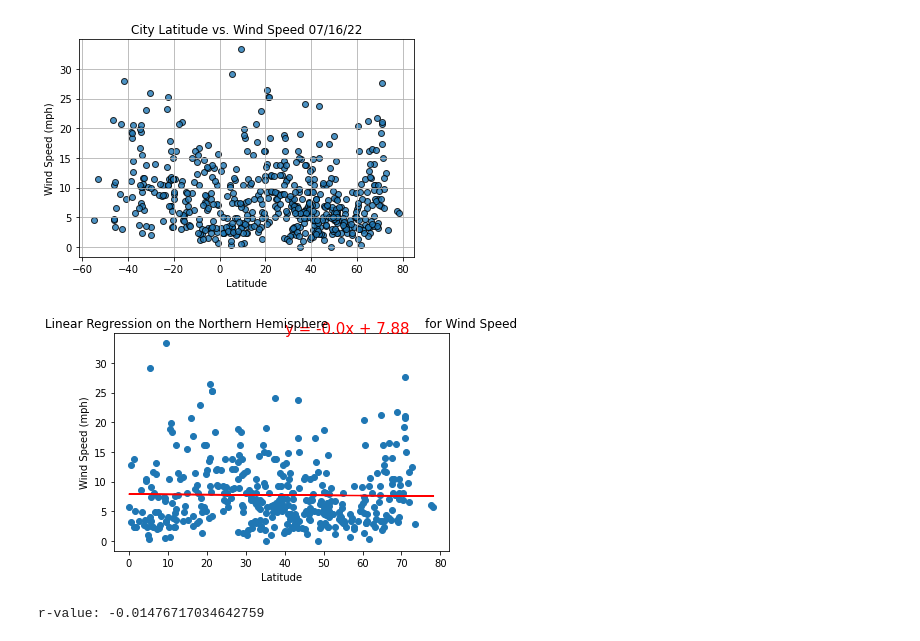
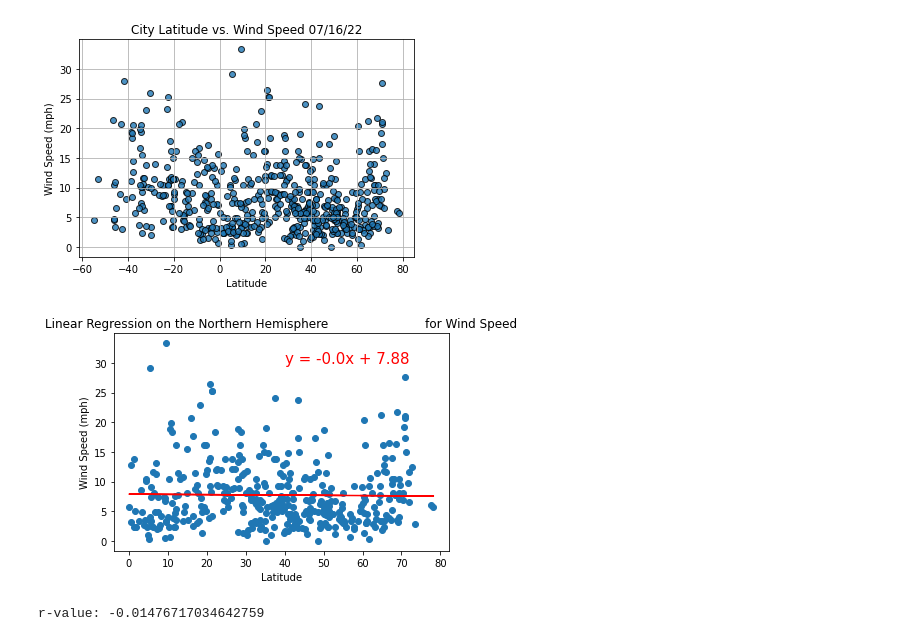
Before and after one commit to SJSchmitt/World_Weather_Analysis, a Jupyter notebook: WeatherPy.ipynb, the cells around one changed output. Cells and saved outputs as stored; diff of their text form; code cells hidden in the pictures.

```diff
--- a/WeatherPy.ipynb
+++ b/WeatherPy.ipynb
@@ -350,12 +350,12 @@ plt.show()
 # %%
 # Linear regression on the Northern Hemisphere
 x_values = northern_hemi_df["Lat"]
 y_values = northern_hemi_df["Wind Speed"]
 # Call the function.
 plot_linear_regression(x_values, y_values,
                        'Linear Regression on the Northern Hemisphere \
-                        for Wind Speed', 'Wind Speed (mph)',(4,35))
+                        for Wind Speed', 'Wind Speed (mph)',(40,30))
 print(f"r-value: {linregress(x_values, y_values)[2]}")
 # %% [output]
-[figure, old version]
+[figure, new version]
 r-value: -0.01476717034642759
```
Also changed, not shown: parts of 1 cell of this notebook, 1 other file.
